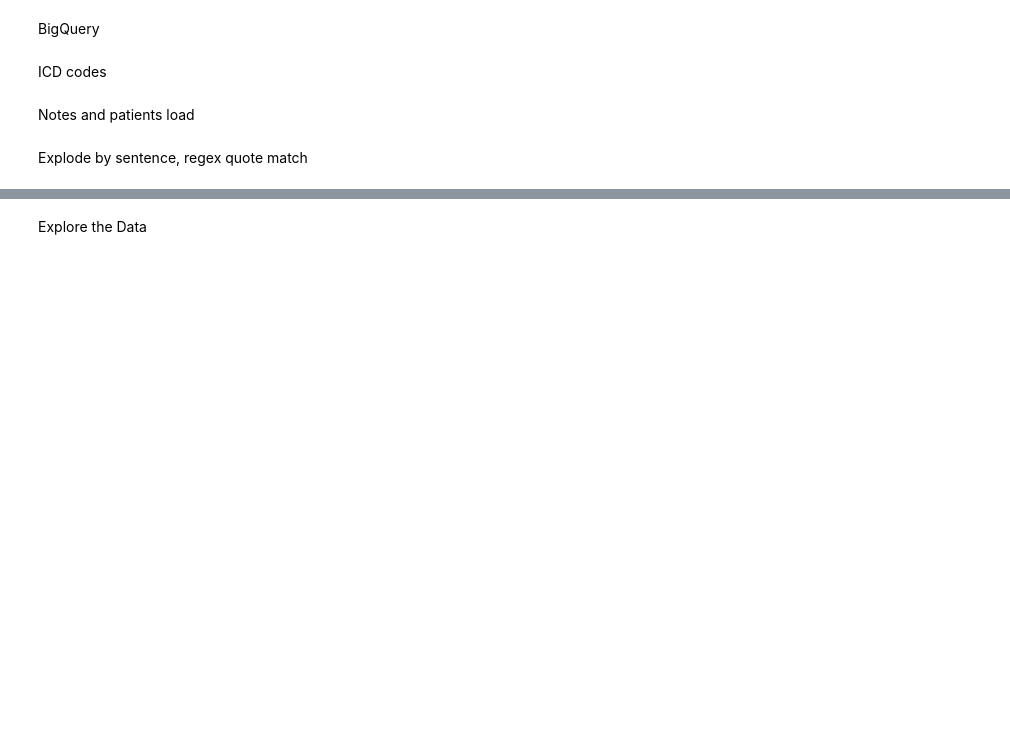
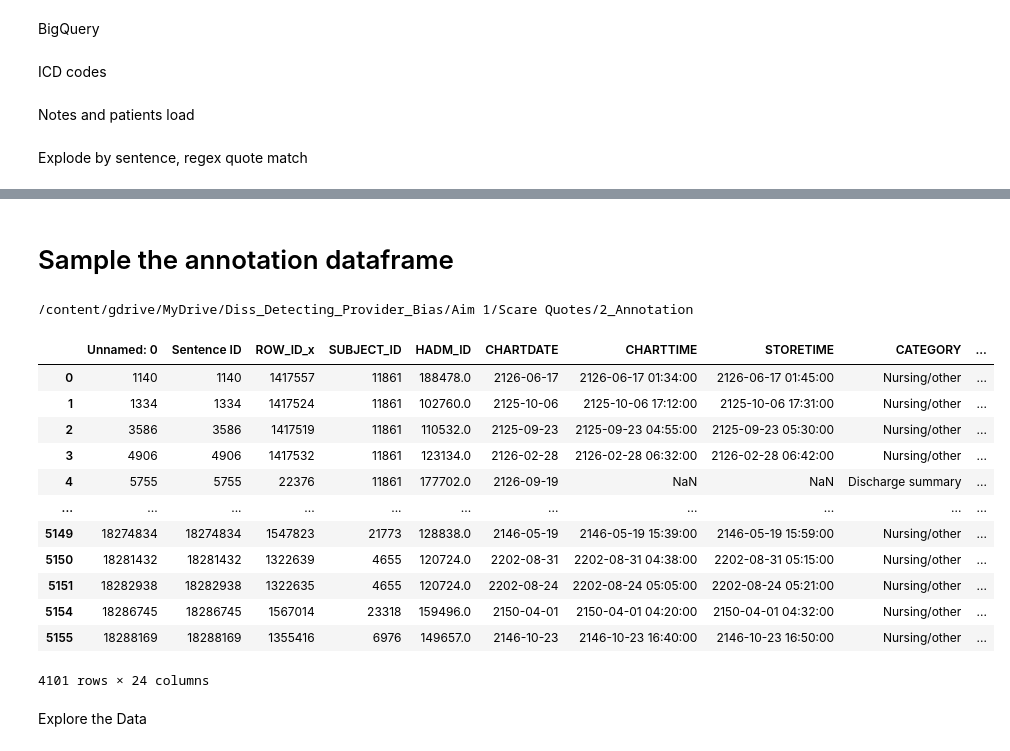
Before and after one commit to drew-walkerr/Diss_Detecting_Provider_Bias, a Jupyter notebook: scare_quote_data_prep.ipynb, the cells around one changed output, grey strips where cells are left out. Saved outputs shown, nothing was run; the diff lists cells and outputs as text; code cells hidden in the pictures; blank space fills up the shorter version.

Commit message:
Recreated sample with xlsx files, helped with issue where TEXT column was strewn across multiple rows.

```diff
--- a/scare_quote_data_prep.ipynb
+++ b/scare_quote_data_prep.ipynb
@@ -127,3 +151,64 @@ KeyboardInterrupt: ignored
+# %% [markdown]
+# Sample the annotation dataframe
+# %%
+quoted_dataframe2 = pd.read_csv("quoted_dataframe_annotate.csv")
+np.random.seed(23)
+# List of tuples (sample size, dataframe name)
+sample_params = [(50, 'Drew_initial'), (5, 'cocode'), (100, 'reliability'), (400, 'annotation_Annie'), (500, 'annotation_Drew')]
+
+# Dictionary to hold the dataframes
+dfs = {}
+
+for size, name in sample_params:
+    # Random sample without replacement
+    sample_df = quoted_dataframe2.sample(n=size, replace=False)
+
+    # Add the sample to the dictionary
+    dfs[name] = sample_df
+
+    # Remove the sampled rows from the original dataframe
+    quoted_dataframe2 = quoted_dataframe2.drop(sample_df.index)
+
+%cd /content/gdrive/MyDrive/Diss_Detecting_Provider_Bias/Aim 1/Scare Quotes/2_Annotation
+
+# Now you can access each dataframe using their names.
+# For example, to access the 'Drew' dataframe:
+drew_df = dfs['Drew_initial']
+drew_df
+drew_df.to_excel("Drew_initial_sample_scare_quotes.xlsx", index=False)
+
+cocode_df = dfs['cocode']
+cocode_df
+cocode_df.to_excel("cocode_sample_scare_quotes.xlsx", index=False)
+
+reliability_df = dfs['reliability']
+reliability_df
+reliability_df.to_excel("reliability_sample_scare_quotes.xlsx", index = False)
+
+annotation_Annie_df = dfs['annotation_Annie']
+annotation_Annie_df
+annotation_Annie_df.to_excel("annotation_Annie_sample_scare_quotes.xlsx", index = False)
+
+annotation_Drew_df = dfs['annotation_Drew']
+annotation_Drew_df
+annotation_Drew_df.to_excel("annotation_Drew_sample_scare_quotes.xlsx", index = False)
+
+quoted_dataframe2
+# %% [output]
+/content/gdrive/MyDrive/Diss_Detecting_Provider_Bias/Aim 1/Scare Quotes/2_Annotation
+|  | Unnamed: 0 | Sentence ID | ROW_ID_x | SUBJECT_ID | HADM_ID | CHARTDATE | CHARTTIME | STORETIME | CATEGORY | ... |
+| 0 | 1140 | 1140 | 1417557 | 11861 | 188478.0 | 2126-06-17 | 2126-06-17 01:34:00 | 2126-06-17 01:45:00 | Nursing/other | ... |
+| 1 | 1334 | 1334 | 1417524 | 11861 | 102760.0 | 2125-10-06 | 2125-10-06 17:12:00 | 2125-10-06 17:31:00 | Nursing/other | ... |
+| 2 | 3586 | 3586 | 1417519 | 11861 | 110532.0 | 2125-09-23 | 2125-09-23 04:55:00 | 2125-09-23 05:30:00 | Nursing/other | ... |
+| 3 | 4906 | 4906 | 1417532 | 11861 | 123134.0 | 2126-02-28 | 2126-02-28 06:32:00 | 2126-02-28 06:42:00 | Nursing/other | ... |
+| 4 | 5755 | 5755 | 22376 | 11861 | 177702.0 | 2126-09-19 | NaN | NaN | Discharge summary | ... |
+| ... | ... | ... | ... | ... | ... | ... | ... | ... | ... | ... |
+| 5149 | 18274834 | 18274834 | 1547823 | 21773 | 128838.0 | 2146-05-19 | 2146-05-19 15:39:00 | 2146-05-19 15:59:00 | Nursing/other | ... |
+| 5150 | 18281432 | 18281432 | 1322639 | 4655 | 120724.0 | 2202-08-31 | 2202-08-31 04:38:00 | 2202-08-31 05:15:00 | Nursing/other | ... |
+| 5151 | 18282938 | 18282938 | 1322635 | 4655 | 120724.0 | 2202-08-24 | 2202-08-24 05:05:00 | 2202-08-24 05:21:00 | Nursing/other | ... |
+| 5154 | 18286745 | 18286745 | 1567014 | 23318 | 159496.0 | 2150-04-01 | 2150-04-01 04:20:00 | 2150-04-01 04:32:00 | Nursing/other | ... |
+| 5155 | 18288169 | 18288169 | 1355416 | 6976 | 149657.0 | 2146-10-23 | 2146-10-23 16:40:00 | 2146-10-23 16:50:00 | Nursing/other | ... |
+4101 rows × 24 columns
 # %% [markdown]
 Explore the Data
 # %%
```
Also changed, not shown: parts of 3 cells of this notebook.
